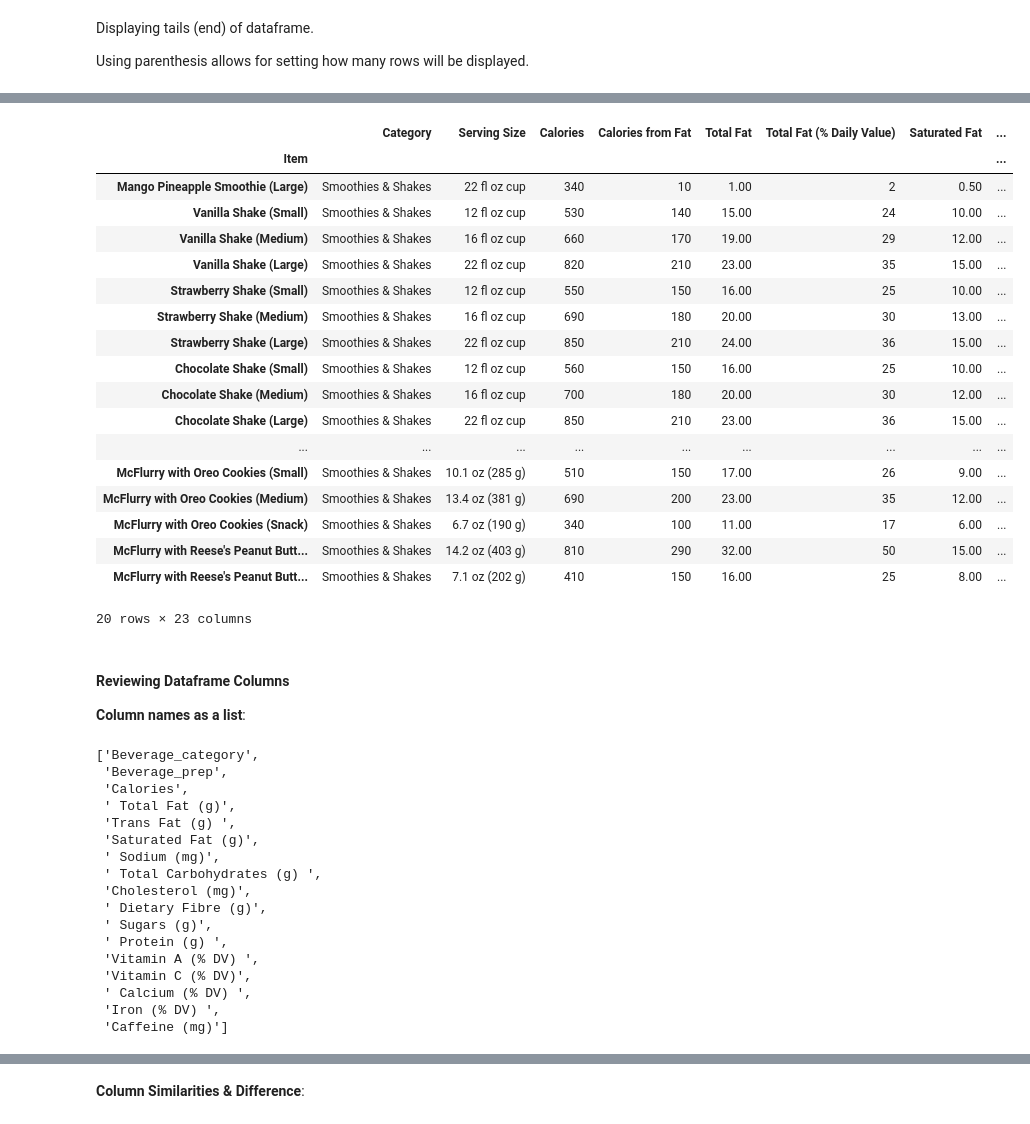
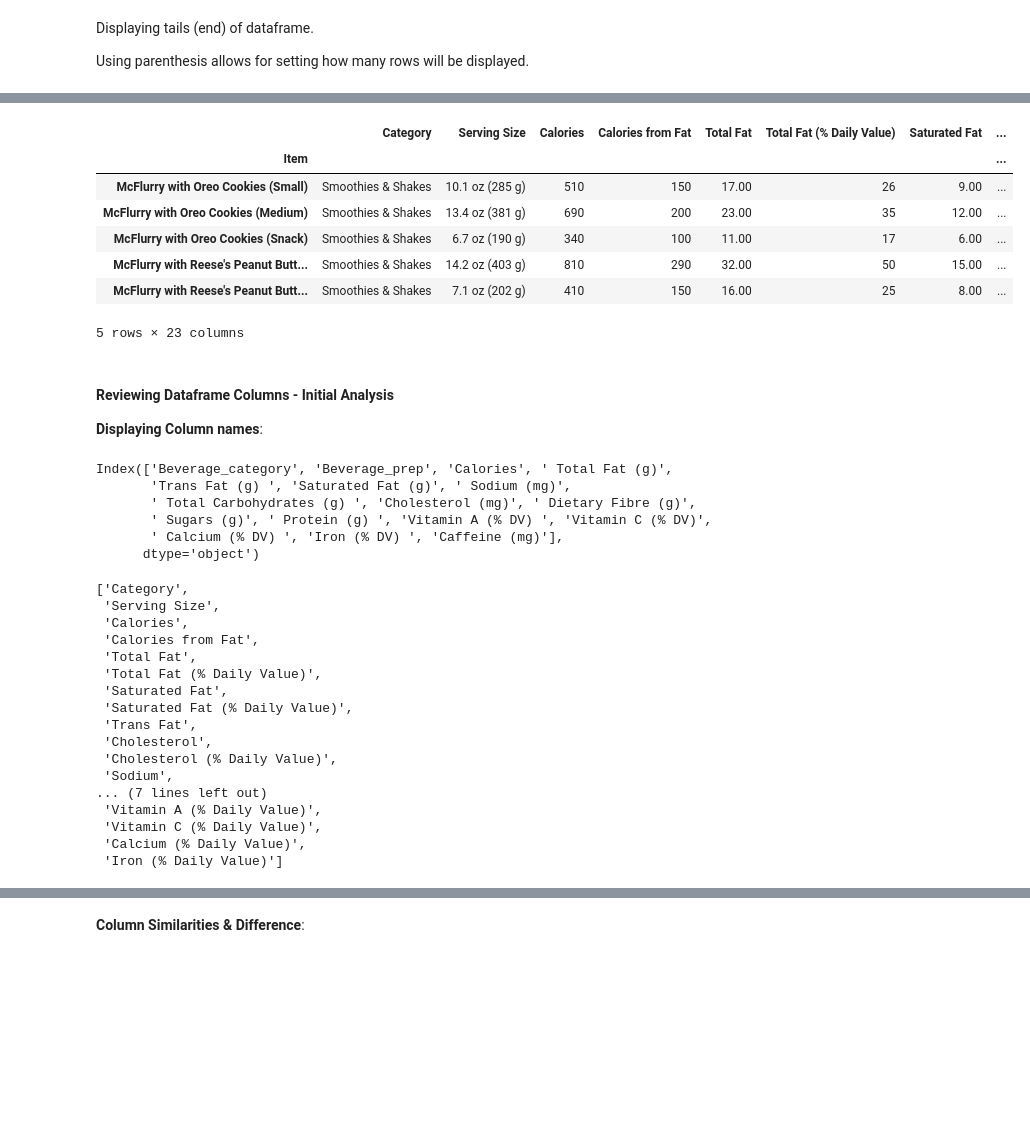
Before and after one commit to cmonjarr/AMB_Project_SP25, a Jupyter notebook: Nutrition Project/Nutrition_2025.ipynb, the cells around one changed output, grey strips where cells are left out. Drawn from its saved outputs; the diff is of its cells as text; code cells hidden in the pictures; blank space fills up the shorter version.

```diff
--- a/Nutrition Project/Nutrition_2025.ipynb
+++ b/Nutrition Project/Nutrition_2025.ipynb
@@ -208,52 +178,50 @@ sbux.tail(20)
 | Vanilla Bean (Without Whipped Cream) | Frappuccino® Blended Crème | Soymilk | 180 | 1.5 | 0.20 | 0.00 | ... |
 | Vanilla Bean (Without Whipped Cream) | Frappuccino® Blended Crème | Grande Nonfat Milk | 240 | 0.1 | 0.10 | 0.00 | ... |
 # %%
-# displaying the last 20 rows of the dataframe
-mcd.tail(20)
+# displaying the last 5 rows of the dataframe
+mcd.tail(5)
 # %% [output]
 |  | Category | Serving Size | Calories | Calories from Fat | Total Fat | Total Fat (% Daily Value) | Saturated Fat | ... |
 | Item |  |  |  |  |  |  |  | ... |
-| Mango Pineapple Smoothie (Large) | Smoothies & Shakes | 22 fl oz cup | 340 | 10 | 1.00 | 2 | 0.50 | ... |
-| Vanilla Shake (Small) | Smoothies & Shakes | 12 fl oz cup | 530 | 140 | 15.00 | 24 | 10.00 | ... |
-| Vanilla Shake (Medium) | Smoothies & Shakes | 16 fl oz cup | 660 | 170 | 19.00 | 29 | 12.00 | ... |
-| Vanilla Shake (Large) | Smoothies & Shakes | 22 fl oz cup | 820 | 210 | 23.00 | 35 | 15.00 | ... |
-| Strawberry Shake (Small) | Smoothies & Shakes | 12 fl oz cup | 550 | 150 | 16.00 | 25 | 10.00 | ... |
-| Strawberry Shake (Medium) | Smoothies & Shakes | 16 fl oz cup | 690 | 180 | 20.00 | 30 | 13.00 | ... |
-| Strawberry Shake (Large) | Smoothies & Shakes | 22 fl oz cup | 850 | 210 | 24.00 | 36 | 15.00 | ... |
-| Chocolate Shake (Small) | Smoothies & Shakes | 12 fl oz cup | 560 | 150 | 16.00 | 25 | 10.00 | ... |
-| Chocolate Shake (Medium) | Smoothies & Shakes | 16 fl oz cup | 700 | 180 | 20.00 | 30 | 12.00 | ... |
-| Chocolate Shake (Large) | Smoothies & Shakes | 22 fl oz cup | 850 | 210 | 23.00 | 36 | 15.00 | ... |
-| ... | ... | ... | ... | ... | ... | ... | ... | ... |
 | McFlurry with Oreo Cookies (Small) | Smoothies & Shakes | 10.1 oz (285 g) | 510 | 150 | 17.00 | 26 | 9.00 | ... |
 | McFlurry with Oreo Cookies (Medium) | Smoothies & Shakes | 13.4 oz (381 g) | 690 | 200 | 23.00 | 35 | 12.00 | ... |
 | McFlurry with Oreo Cookies (Snack) | Smoothies & Shakes | 6.7 oz (190 g) | 340 | 100 | 11.00 | 17 | 6.00 | ... |
 | McFlurry with Reese's Peanut Butt... | Smoothies & Shakes | 14.2 oz (403 g) | 810 | 290 | 32.00 | 50 | 15.00 | ... |
 | McFlurry with Reese's Peanut Butt... | Smoothies & Shakes | 7.1 oz (202 g) | 410 | 150 | 16.00 | 25 | 8.00 | ... |
-20 rows × 23 columns
+5 rows × 23 columns
 # %% [markdown]
-#### Reviewing Dataframe Columns
+#### Reviewing Dataframe Columns - Initial Analysis
 
-**Column  names as a list**:
+**Displaying Column names**:
+# %%
+# displaying column names as an index object
+sbux.columns
+# %% [output]
+Index(['Beverage_category', 'Beverage_prep', 'Calories', ' Total Fat (g)',
+       'Trans Fat (g) ', 'Saturated Fat (g)', ' Sodium (mg)',
+       ' Total Carbohydrates (g) ', 'Cholesterol (mg)', ' Dietary Fibre (g)',
+       ' Sugars (g)', ' Protein (g) ', 'Vitamin A (% DV) ', 'Vitamin C (% DV)',
+       ' Calcium (% DV) ', 'Iron (% DV) ', 'Caffeine (mg)'],
+      dtype='object')
 # %%
-# displaying column names
-sbux.columns
 # displaying column names in list form
-list(sbux.columns)
+mcd.columns
+list(mcd.columns)
 # %% [output]
-['Beverage_category',
- 'Beverage_prep',
+['Category',
+ 'Serving Size',
  'Calories',
- ' Total Fat (g)',
- 'Trans Fat (g) ',
- 'Saturated Fat (g)',
- ' Sodium (mg)',
- ' Total Carbohydrates (g) ',
- 'Cholesterol (mg)',
- ' Dietary Fibre (g)',
- ' Sugars (g)',
- ' Protein (g) ',
- 'Vitamin A (% DV) ',
- 'Vitamin C (% DV)',
- ' Calcium (% DV) ',
- 'Iron (% DV) ',
- 'Caffeine (mg)']
+ 'Calories from Fat',
+ 'Total Fat',
+ 'Total Fat (% Daily Value)',
+ 'Saturated Fat',
+ 'Saturated Fat (% Daily Value)',
+ 'Trans Fat',
+ 'Cholesterol',
+ 'Cholesterol (% Daily Value)',
+ 'Sodium',
+... (7 lines left out)
+ 'Vitamin A (% Daily Value)',
+ 'Vitamin C (% Daily Value)',
+ 'Calcium (% Daily Value)',
+ 'Iron (% Daily Value)']
```
Also changed, not shown: parts of 21 cells of this notebook.
